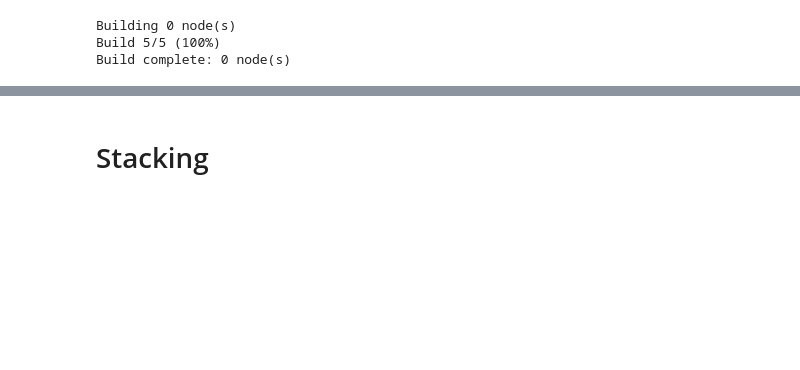
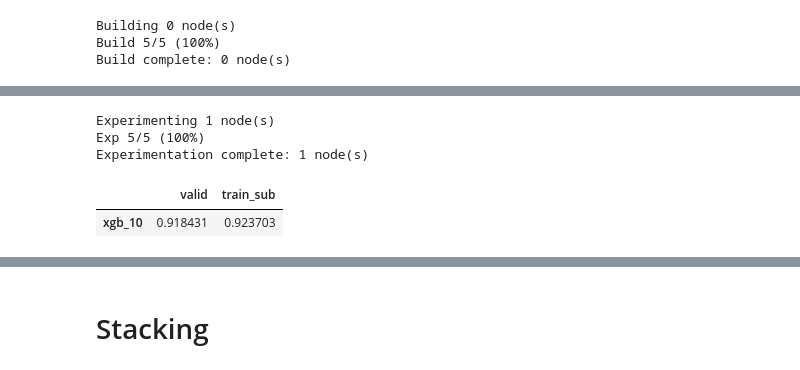
Before and after one commit to sunkusun9/ml-labs, a Jupyter notebook: examples/kaggle_s6e3/4-2.exp_skf5_aug.ipynb, the cells around one changed output, grey strips where cells are left out. Cells and saved outputs as stored; diff of their text form; code cells hidden in the pictures; blank space fills up the shorter version.

```diff
--- a/examples/kaggle_s6e3/4-2.exp_skf5_aug.ipynb
+++ b/examples/kaggle_s6e3/4-2.exp_skf5_aug.ipynb
@@ -462,8 +402,0 @@ Experimentation complete: 1 node(s)
-# %%
-i = 6
-e_skf5.set_node(
-    'xgb_{}'.format(i), grp = 'xgb', edges={'X': [(None, X_bin + X_nom + X_bin2 + X_num), ('kbin', None), ('rb', None), ('tgt_num', None), ('freq_num', None), ('expr3', None)]},
-    params={'max_depth': 3, 'n_estimators': 2500, 'learning_rate': 0.05}
-)
-e_skf5.exp()
-e_skf5.get_collector('AUC').get_metrics_agg('xgb_{}'.format(i))[0].sort_values('valid', ascending = False)
@@ -491,9 +417,0 @@ Experimentation complete: 1 node(s)
-# %%
-i = 8
-e_skf5.set_node(
-    'xgb_{}'.format(i), grp = 'xgb', edges={
-        'X': [(None, X_bin + X_nom + X_bin2 + X_num), ('kbin', None), ('rb', None), ('tgt_num', None), ('freq_num', None), ('expr3', None), ('tgt_bigram', None)]
-    }, params={'max_depth': 3, 'n_estimators': 2500, 'learning_rate': 0.05}
-)
-e_skf5.exp()
-e_skf5.get_collector('AUC').get_metrics_agg('xgb_{}'.format(i))[0].sort_values('valid', ascending = False)
@@ -521,3 +433,18 @@ Experimentation complete: 1 node(s)
+# %%
+i = 10
+e_skf5.set_node(
+    'xgb_{}'.format(i), grp = 'xgb', edges={
+        'X': [(None, X_bin + X_nom + X_bin2 + X_num), ('kbin', None), ('rb', None), ('tgt_num', None), ('freq_num', None), ('expr4', None), ('tgt_bigram', None), ('tgt_trigram', None)]
+    }, params={'max_depth': 5, 'n_estimators': 2000, 'learning_rate': 0.02, 'colsample_bytree': 0.25}
+)
+e_skf5.exp()
+e_skf5.get_collector('AUC').get_metrics_agg('xgb_{}'.format(i))[0].sort_values('valid', ascending = False)
+# %% [output]
+Experimenting 1 node(s)
+Exp 5/5 (100%)
+Experimentation complete: 1 node(s)
+|  | valid | train_sub |
+| xgb_10 | 0.918431 | 0.923703 |
 # %%
 i = 1
 e_skf5.set_node(
```
Also changed, not shown: parts of 49 cells of this notebook, 9 other files.
